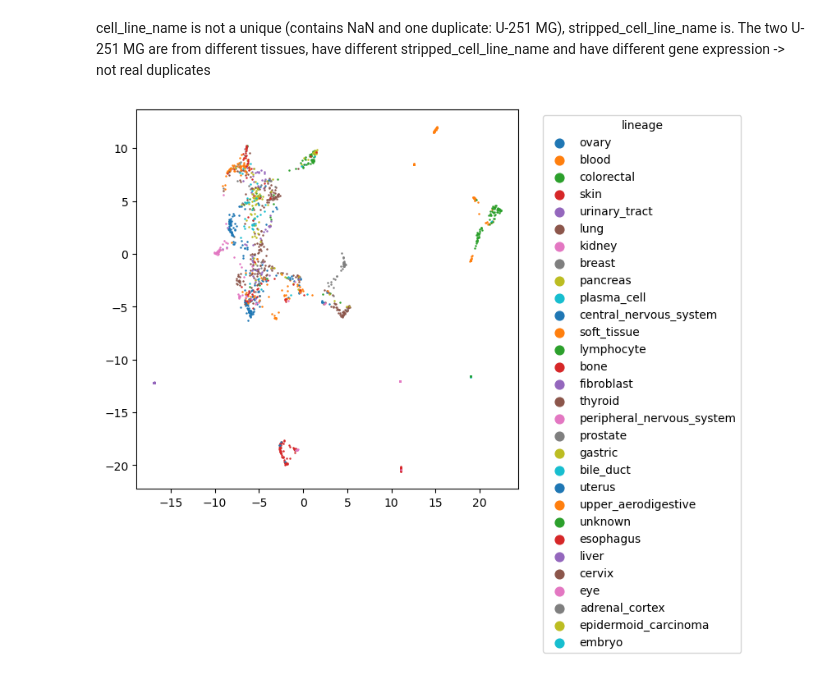
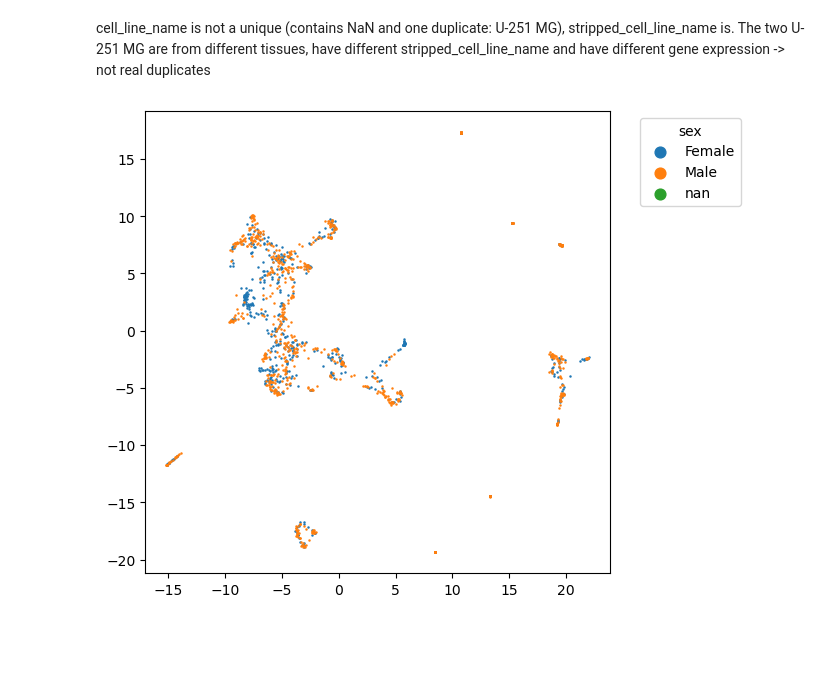
Before and after one commit to schrf/thesis, a Jupyter notebook: data_exploration.ipynb, the cells around one changed output. Drawn from its saved outputs; the diff is of its cells as text; code cells hidden in the pictures; blank space fills up the shorter version.

Commit message:
plots for both datasets and combined dataset are finished - weekly 24-04-23

```diff
--- a/data_exploration.ipynb
+++ b/data_exploration.ipynb
@@ -13,7 +14,6 @@ in the same directory there has to be a folder named data with filtered_17713_ge
 # %%
 filter_list = pd.read_csv("data/filtered_17713_gene_names.csv")
 filter_list_stripped = filter_list["# Gene"].str.split(' \(').str[0]
-filter_list_stripped
 
 if not os.path.isfile("data/ccle.csv"):
     print("load ccle from full file. Code is ineficient, this takes a while")
@@ -21,8 +21,9 @@ if not os.path.isfile("data/ccle.csv"):
     ccle_full.columns = ccle_full.columns.str.split(' \(').str[0]
     filtered_columns = [col for col in ccle_full.columns if filter_list_stripped.str.contains(col).any()]
     ccle = ccle_full[filtered_columns]
+    ccle = ccle.sort_index()
+    ccle = ccle.T.drop_duplicates(keep=False).T
     ccle.to_csv("data/ccle.csv")
-    del ccle_full
 else:
     ccle = pd.read_csv("data/ccle.csv", index_col=0)
 
@@ -31,20 +32,32 @@ if not os.path.isfile("data/tcga.csv"):
     tcga_full = pd.read_csv("data/EB++AdjustPANCAN_IlluminaHiSeq_RNASeqV2.geneExp.xena", sep="\t", index_col=0)
     tcga = tcga_full[tcga_full.index.isin(filter_list_stripped)]
     tcga = tcga.T
-    tcga
+    tcga = tcga.sort_index()
+    tcga = tcga.T.drop_duplicates(keep=False).T
     tcga.to_csv("data/tcga.csv")
-    del tcga_full
 else:
     tcga = pd.read_csv("data/tcga.csv", index_col=0)
 
 del filter_list
 del filter_list_stripped
 
-ccle = ccle.sort_index()
-tcga = tcga.sort_index()
+
+
+# only keep columns that are present in both filtered datasets
+common_columns = tcga.columns.intersection(ccle.columns)
+ccle = ccle[common_columns]
+tcga = tcga[common_columns]
 
 ccle_metadata_full = pd.read_csv("data/sample_info.csv")
 ccle_metadata = ccle_metadata_full[ccle_metadata_full["DepMap_ID"].isin(ccle.index)]
 ccle_metadata = ccle_metadata.set_index(ccle_metadata["DepMap_ID"])
 ccle_metadata = ccle_metadata.drop(columns="DepMap_ID")
 ccle_metadata = ccle_metadata.sort_index()
+
+tcga_metadata = pd.read_csv("data/final-resorted-samples-based-HiSeqV2-new.csv", sep=",", index_col=1, low_memory=False)
+tcga_metadata = tcga_metadata.drop(columns="Unnamed: 0")
+tcga_metadata.index = [index[:-1] for index in tcga_metadata.index] # remove the trailing letters, as they are not present in tcga indices
+
+# reduce the tcga dataset to the samples that are also present in Diyuans reduced metadata set
+common_indices_tcga = tcga.index.intersection(tcga_metadata.index)
+tcga = tcga.loc[common_indices_tcga]
@@ -241,24 +391,24 @@ Name: primary_disease, Length: 1406, dtype: object
 cell_line_name is not a unique (contains NaN and one duplicate: U-251 MG), stripped_cell_line_name is. The two U-251 MG are from different tissues, have different stripped_cell_line_name and have different gene expression -> not real duplicates
 # %%
 
-embedding = pacmap.PaCMAP(n_components=2, n_neighbors=None, MN_ratio=0.5, FP_ratio=2.0)
+embedding = PaCMAP(n_components=2, n_neighbors=None, MN_ratio=0.5, FP_ratio=2.0)
 ccle_transformed = embedding.fit_transform(ccle, init="pca")
 
 fig, ax = plt.subplots(1, 1, figsize=(6, 6))
 
 # select what should be color coded, e.g. sex, disease, ...
-to_highlight = "lineage"
+to_highlight = "sex"
 id_mapping = {id: i for i, id in enumerate(ccle_metadata[to_highlight].unique())}
 
 for id, label in id_mapping.items():
     subset_indices = ccle_metadata[to_highlight] == id
     subset_transformed = ccle_transformed[subset_indices]
     ax.scatter(subset_transformed[:, 0], subset_transformed[:, 1], cmap="Spectral", label=id, s=0.6)
 
 # Create a legend
 if len(id_mapping) < 40:
     ax.legend(title=to_highlight, markerscale=10, bbox_to_anchor=(1.05, 1), loc='upper left')
 else:
     plt.title(to_highlight)
 # %% [output]
-[figure, old version]
+[figure, new version]
```
Also changed, not shown: parts of 27 cells of this notebook.
